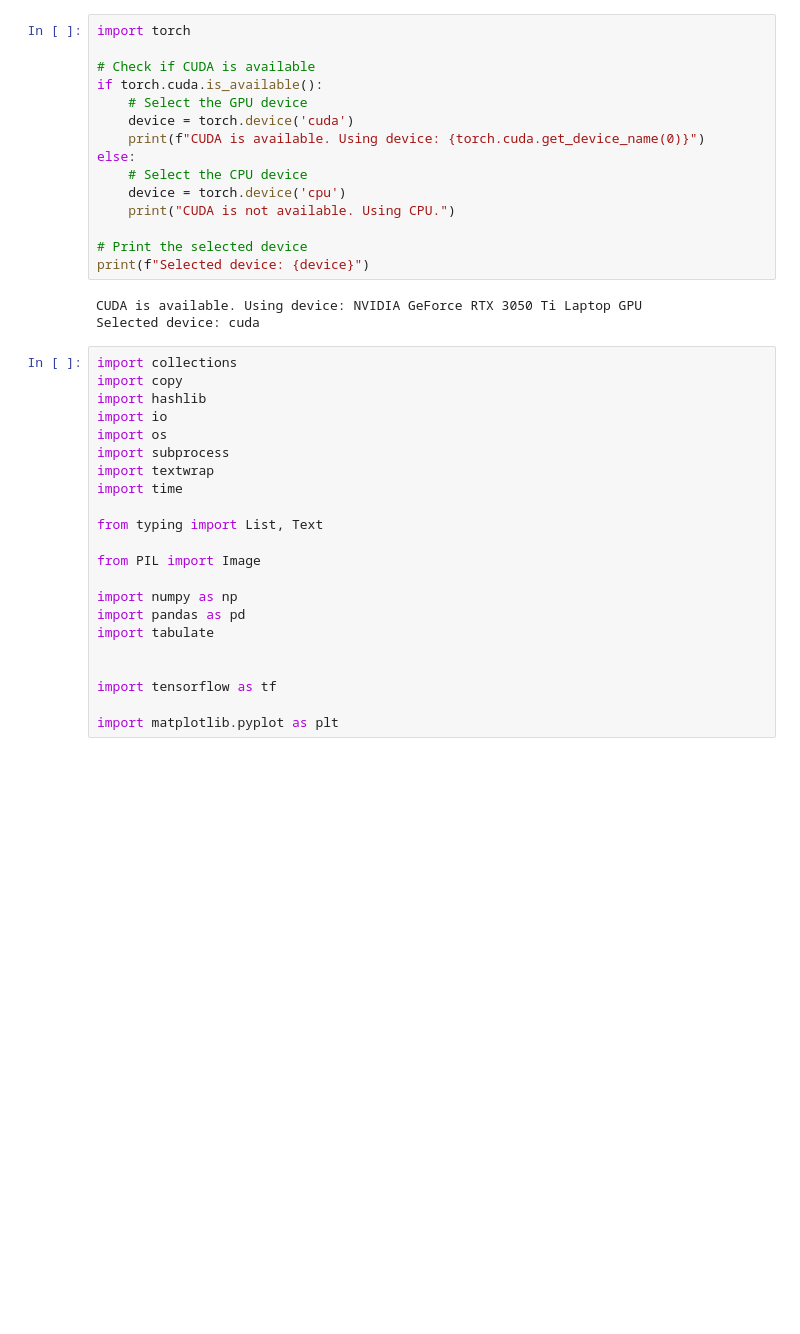
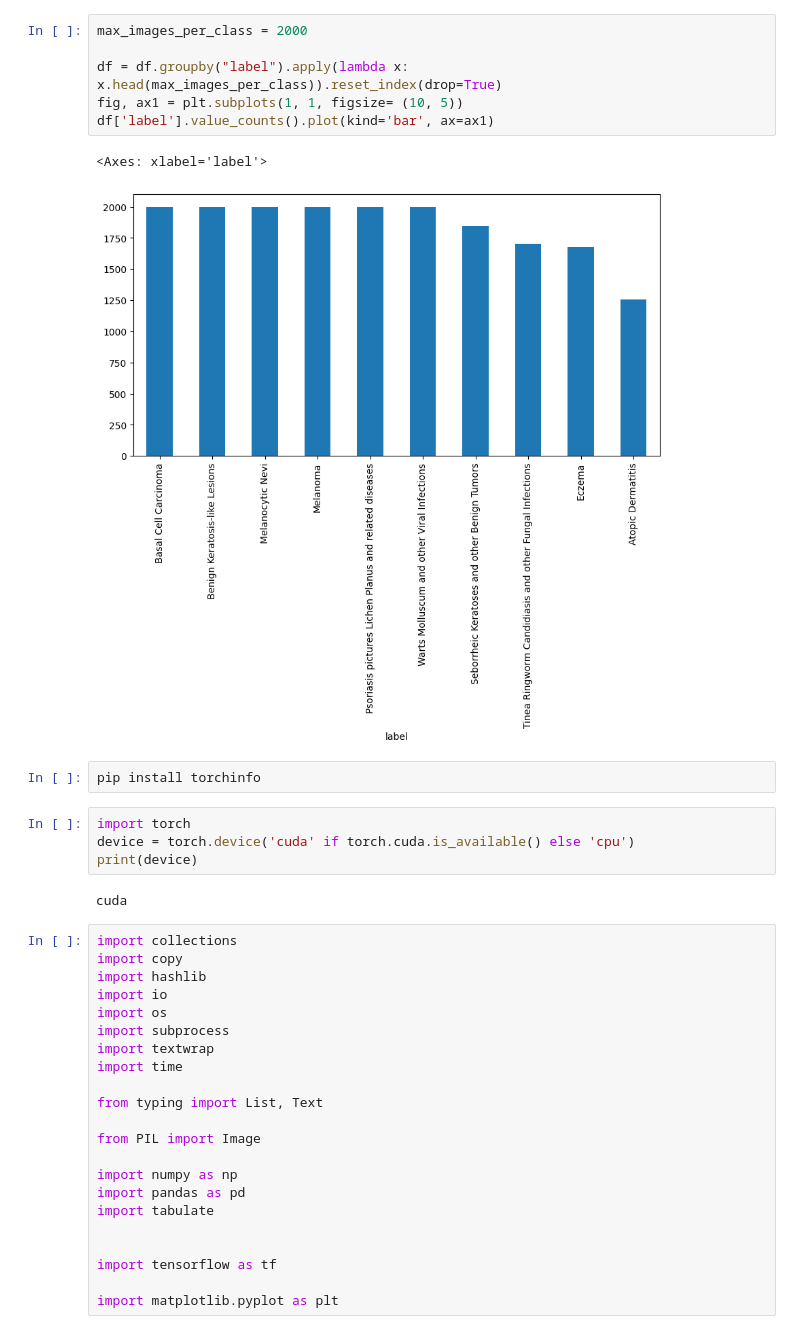
Before and after one commit to ntvinh2005/skin_disease_detection, a Jupyter notebook: skin_detection.ipynb, the cells around one changed output. Drawn from its saved outputs; the diff is of its cells as text; blank space fills up the shorter version.

```diff
--- a/skin_detection.ipynb
+++ b/skin_detection.ipynb
@@ -45,21 +52,20 @@ print(df.head())
-# %%
-import torch
-
-# Check if CUDA is available
-if torch.cuda.is_available():
-    # Select the GPU device
-    device = torch.device('cuda')
-    print(f"CUDA is available. Using device: {torch.cuda.get_device_name(0)}")
-else:
-    # Select the CPU device
-    device = torch.device('cpu')
-    print("CUDA is not available. Using CPU.")
-
-# Print the selected device
-print(f"Selected device: {device}")
-# %% [output]
-CUDA is available. Using device: NVIDIA GeForce RTX 3050 Ti Laptop GPU
-Selected device: cuda
+# %%
+max_images_per_class = 2000
+
+df = df.groupby("label").apply(lambda x: x.head(max_images_per_class)).reset_index(drop=True)
+fig, ax1 = plt.subplots(1, 1, figsize= (10, 5))
+df['label'].value_counts().plot(kind='bar', ax=ax1)
+# %% [output]
+<Axes: xlabel='label'>
+[figure, added]
+# %%
+pip install torchinfo
+# %%
+import torch
+device = torch.device('cuda' if torch.cuda.is_available() else 'cpu')
+print(device)
+# %% [output]
+cuda
 # %%
 import collections
 import copy
```
Also changed, not shown: parts of 20 cells of this notebook, 1 other file.
